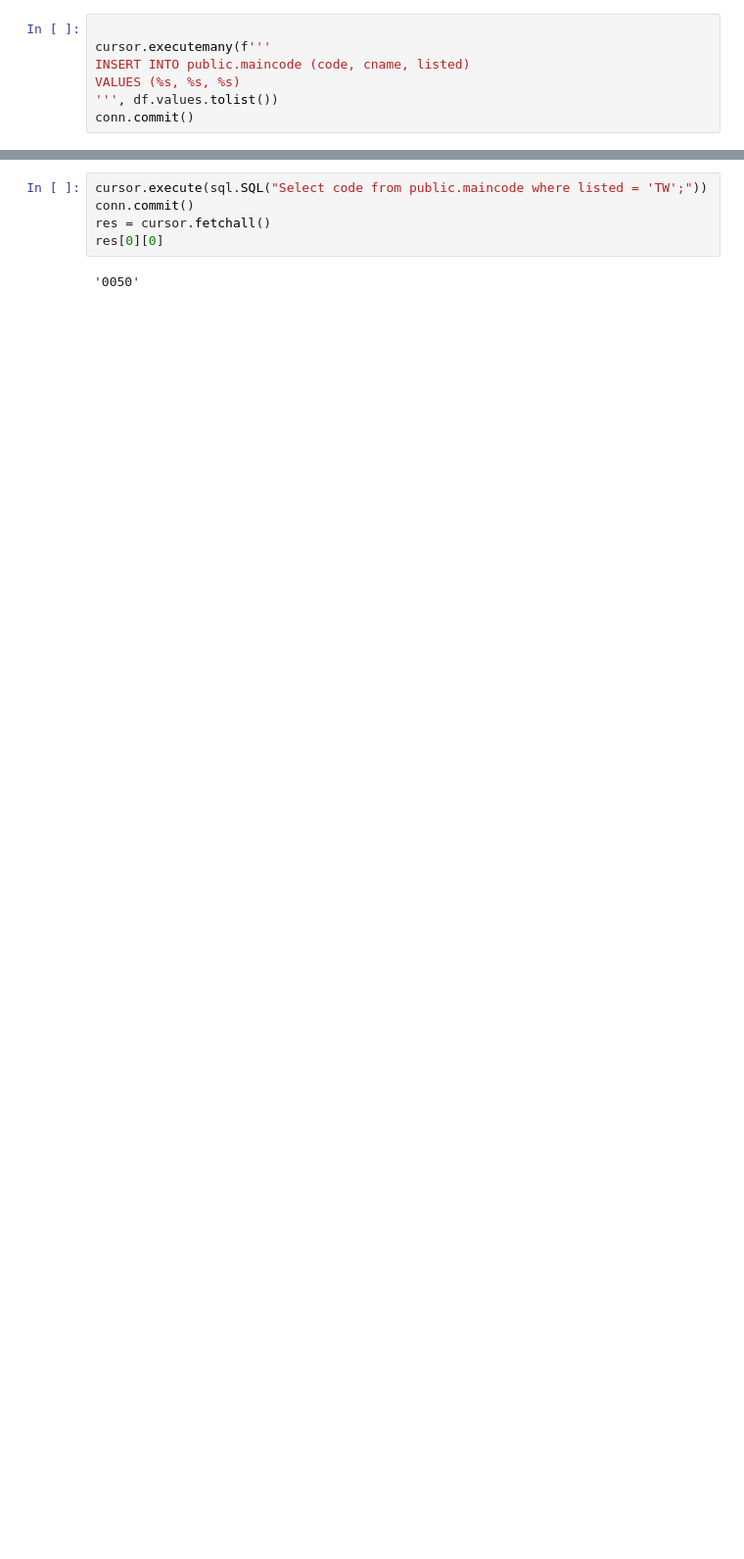
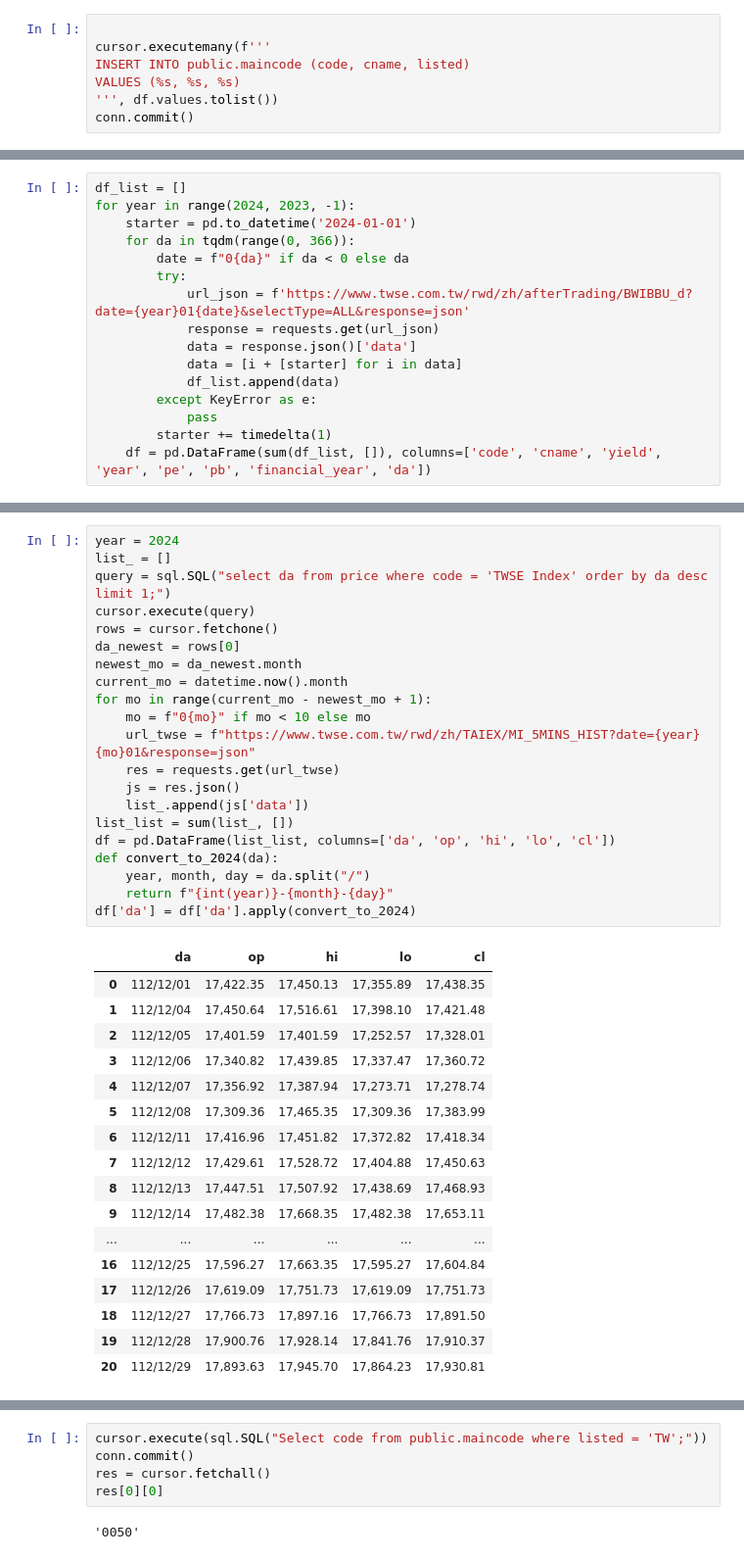
Before and after one commit to tsungyou/TS, a Jupyter notebook: database_mini/test.ipynb, the cells around one changed output, grey strips where cells are left out. Shown at 98% size. Saved outputs shown, nothing was run; the diff lists cells and outputs as text; blank space fills up the shorter version.

```diff
--- a/database_mini/test.ipynb
+++ b/database_mini/test.ipynb
@@ -151,0 +172,16 @@ conn.commit()
+# %%
+df_list = []
+for year in range(2024, 2023, -1):
+    starter = pd.to_datetime('2024-01-01')
+    for da in tqdm(range(0, 366)):
+        date = f"0{da}" if da < 0 else da
+        try:
+            url_json = f'https://www.twse.com.tw/rwd/zh/afterTrading/BWIBBU_d?date={year}01{date}&selectType=ALL&response=json'
+            response = requests.get(url_json)
+            data = response.json()['data']
+            data = [i + [starter] for i in data]
+            df_list.append(data)
+        except KeyError as e:
+            pass
+        starter += timedelta(1)
+    df = pd.DataFrame(sum(df_list, []), columns=['code', 'cname', 'yield', 'year', 'pe', 'pb', 'financial_year', 'da'])
@@ -151,0 +199,39 @@ conn.commit()
+# %%
+year = 2024
+list_ = []
+query = sql.SQL("select da from price where code = 'TWSE Index' order by da desc limit 1;")
+cursor.execute(query)
+rows = cursor.fetchone()
+da_newest = rows[0]
+newest_mo = da_newest.month
+current_mo = datetime.now().month
+for mo in range(current_mo - newest_mo + 1):
+    mo = f"0{mo}" if mo < 10 else mo
+    url_twse = f"https://www.twse.com.tw/rwd/zh/TAIEX/MI_5MINS_HIST?date={year}{mo}01&response=json"
+    res = requests.get(url_twse)
+    js = res.json()
+    list_.append(js['data'])
+list_list = sum(list_, [])
+df = pd.DataFrame(list_list, columns=['da', 'op', 'hi', 'lo', 'cl'])
+def convert_to_2024(da):
+    year, month, day = da.split("/")
+    return f"{int(year)}-{month}-{day}"
+df['da'] = df['da'].apply(convert_to_2024)
+# %% [output]
+|  | da | op | hi | lo | cl |
+| 0 | 112/12/01 | 17,422.35 | 17,450.13 | 17,355.89 | 17,438.35 |
+| 1 | 112/12/04 | 17,450.64 | 17,516.61 | 17,398.10 | 17,421.48 |
+| 2 | 112/12/05 | 17,401.59 | 17,401.59 | 17,252.57 | 17,328.01 |
+| 3 | 112/12/06 | 17,340.82 | 17,439.85 | 17,337.47 | 17,360.72 |
+| 4 | 112/12/07 | 17,356.92 | 17,387.94 | 17,273.71 | 17,278.74 |
+| 5 | 112/12/08 | 17,309.36 | 17,465.35 | 17,309.36 | 17,383.99 |
+| 6 | 112/12/11 | 17,416.96 | 17,451.82 | 17,372.82 | 17,418.34 |
+| 7 | 112/12/12 | 17,429.61 | 17,528.72 | 17,404.88 | 17,450.63 |
+| 8 | 112/12/13 | 17,447.51 | 17,507.92 | 17,438.69 | 17,468.93 |
+| 9 | 112/12/14 | 17,482.38 | 17,668.35 | 17,482.38 | 17,653.11 |
+| ... | ... | ... | ... | ... | ... |
+| 16 | 112/12/25 | 17,596.27 | 17,663.35 | 17,595.27 | 17,604.84 |
+| 17 | 112/12/26 | 17,619.09 | 17,751.73 | 17,619.09 | 17,751.73 |
+| 18 | 112/12/27 | 17,766.73 | 17,897.16 | 17,766.73 | 17,891.50 |
+| 19 | 112/12/28 | 17,900.76 | 17,928.14 | 17,841.76 | 17,910.37 |
+| 20 | 112/12/29 | 17,893.63 | 17,945.70 | 17,864.23 | 17,930.81 |
```
Also changed, not shown: parts of 4 cells of this notebook, 4 other files.
